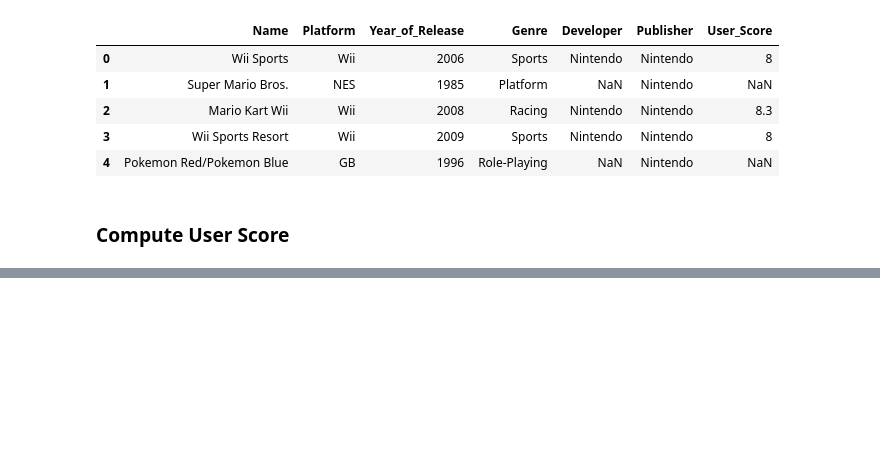
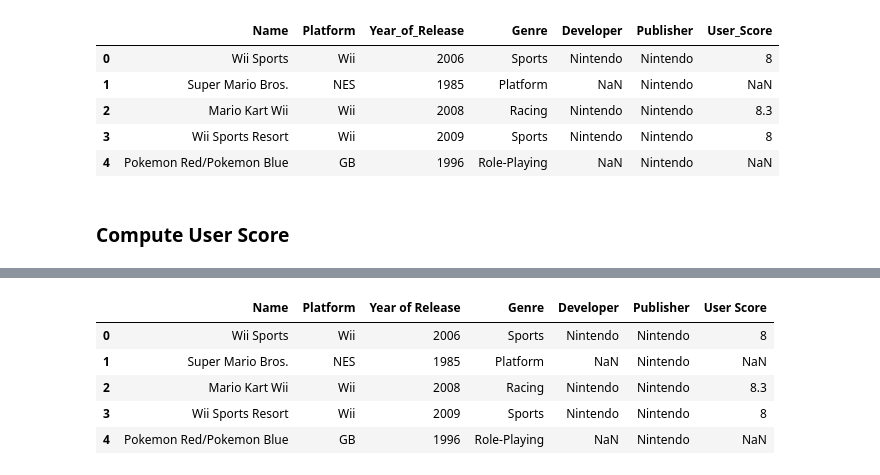
Before and after one commit to RaulMaya/Video_Games_Analysis, a Jupyter notebook: ETL_Project.ipynb, the cells around one changed output, grey strips where cells are left out. Drawn from its saved outputs; the diff is of its cells as text; code cells hidden in the pictures; blank space fills up the shorter version.

```diff
--- a/ETL_Project.ipynb
+++ b/ETL_Project.ipynb
@@ -199,0 +214,10 @@ See the caveats in the documentation: https://pandas.pydata.org/pandas-docs/stab
+# %%
+rn_console_compact = console_compact.rename(columns = {'Year_of_Release':'Year of Release','User_Score':'User Score'})
+rn_console_compact.head()
+# %% [output]
+|  | Name | Platform | Year of Release | Genre | Developer | Publisher | User Score |
+| 0 | Wii Sports | Wii | 2006 | Sports | Nintendo | Nintendo | 8 |
+| 1 | Super Mario Bros. | NES | 1985 | Platform | NaN | Nintendo | NaN |
+| 2 | Mario Kart Wii | Wii | 2008 | Racing | Nintendo | Nintendo | 8.3 |
+| 3 | Wii Sports Resort | Wii | 2009 | Sports | Nintendo | Nintendo | 8 |
+| 4 | Pokemon Red/Pokemon Blue | GB | 1996 | Role-Playing | NaN | Nintendo | NaN |
```
Also changed, not shown: parts of 3 cells of this notebook.
